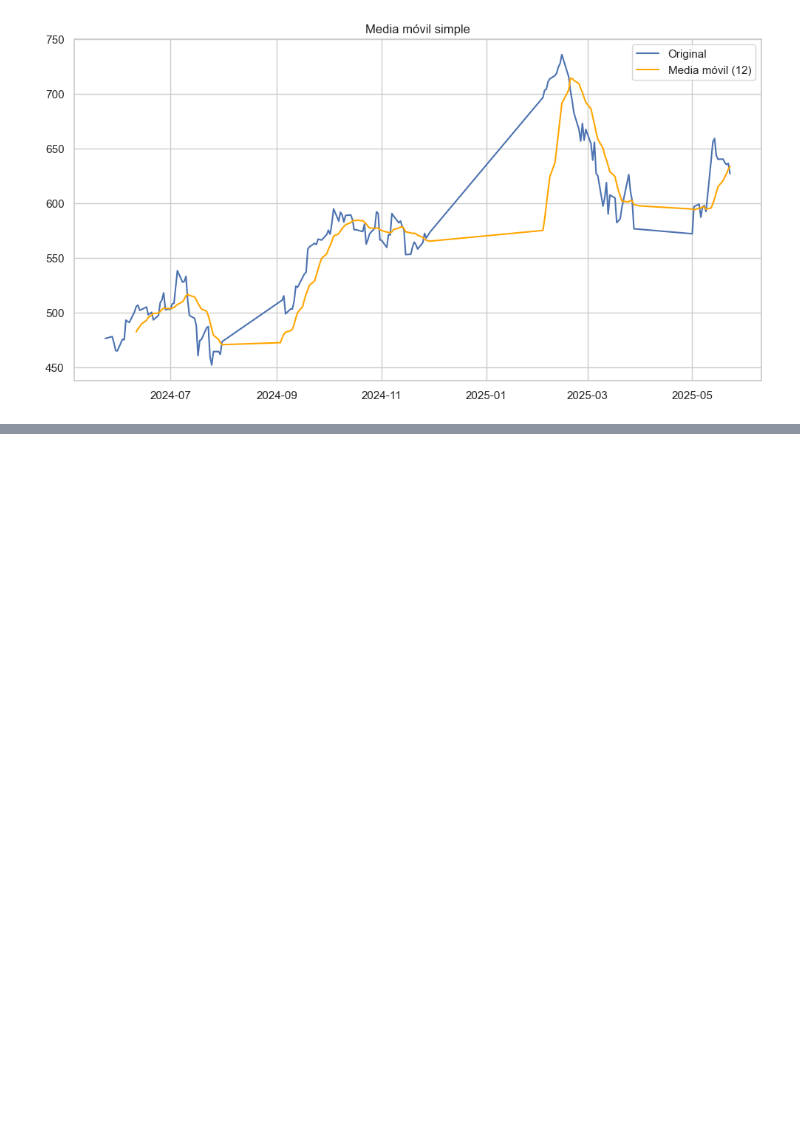
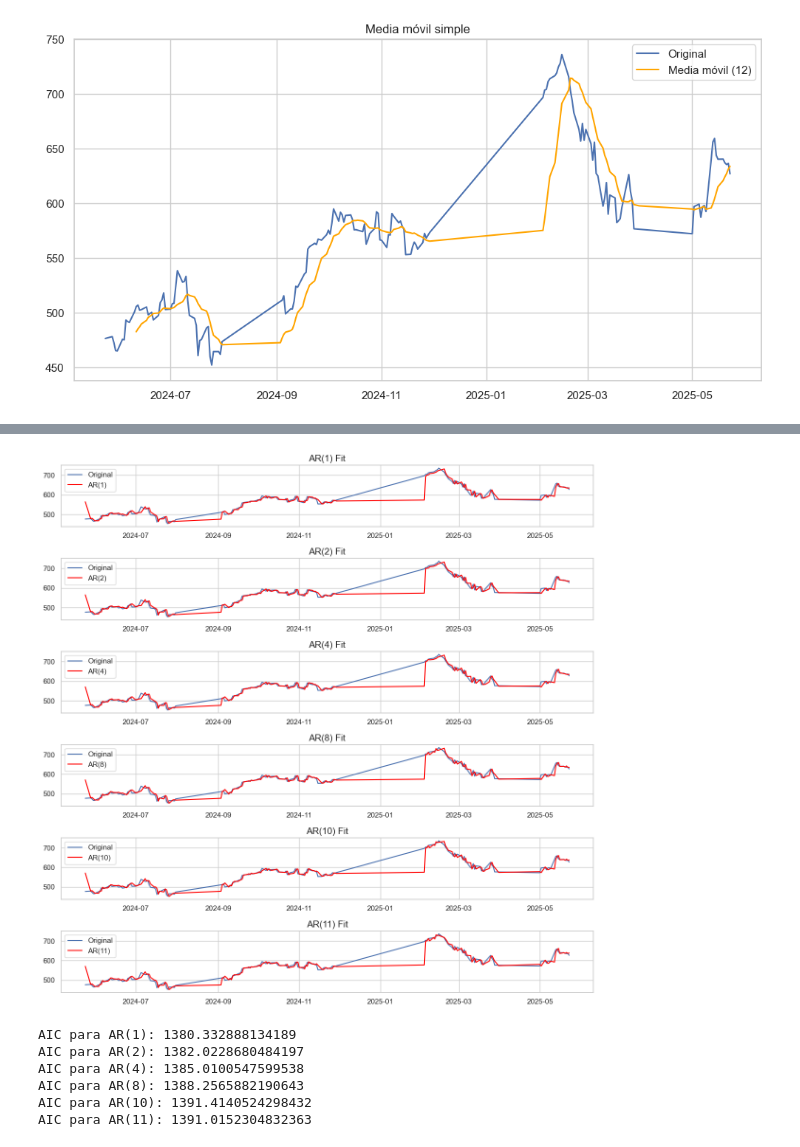
Before and after one commit to NikolTR/PIV_2025-1, a Jupyter notebook: src/piv/series_temporales_yahoo.ipynb, the cells around one changed output, grey strips where cells are left out. Cells and saved outputs as stored; diff of their text form; code cells hidden in the pictures; blank space fills up the shorter version.

```diff
--- a/src/piv/series_temporales_yahoo.ipynb
+++ b/src/piv/series_temporales_yahoo.ipynb
@@ -262,0 +282,39 @@ See the caveats in the documentation: https://pandas.pydata.org/pandas-docs/stab
+# %%
+ar_orders = [1, 2, 4, 8, 10, 11]
+
+# Diccionario para guardar modelos ajustados
+fitted_model_dict = {}
+
+# Crear subplots para cada valor de p
+plt.figure(figsize=(12, 12))
+
+for idx, ar_order in enumerate(ar_orders):
+    # Crear y ajustar modelo ARIMA(p,0,0)
+    ar_model = ARIMA(df['cierre_ajustado'], order=(ar_order, 0, 0))
+    ar_model_fit = ar_model.fit()
+
+    # Guardar el modelo
+    fitted_model_dict[ar_order] = ar_model_fit
+
+    # Graficar
+    plt.subplot(len(ar_orders), 1, idx + 1)
+    plt.plot(df['cierre_ajustado'], label='Original')
+    plt.plot(ar_model_fit.fittedvalues, label=f'AR({ar_order})', color='red')
+    plt.title(f"AR({ar_order}) Fit", fontsize=14)
+    plt.legend()
+
+plt.tight_layout()
+plt.show()
+# %% [output]
+[figure, added]
+# %%
+for ar_order in ar_orders:
+    aic = fitted_model_dict[ar_order].aic
+    print(f"AIC para AR({ar_order}): {aic}")
+# %% [output]
+AIC para AR(1): 1380.332888134189
+AIC para AR(2): 1382.0228680484197
+AIC para AR(4): 1385.0100547599538
+AIC para AR(8): 1388.2565882190643
+AIC para AR(10): 1391.4140524298432
+AIC para AR(11): 1391.0152304832363
```
Also changed, not shown: parts of 10 cells of this notebook.
